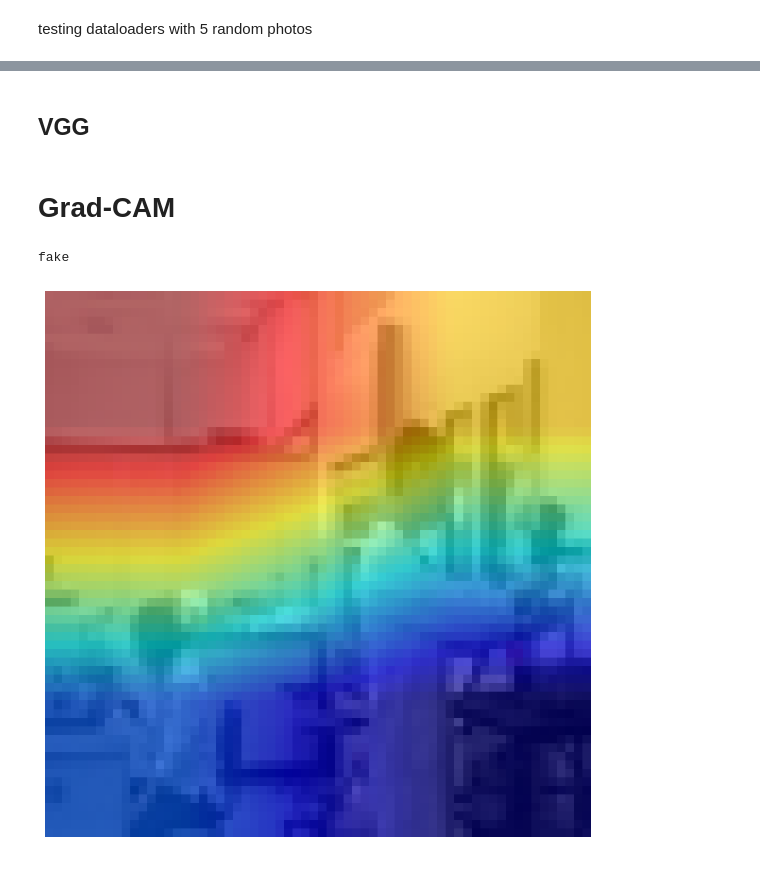
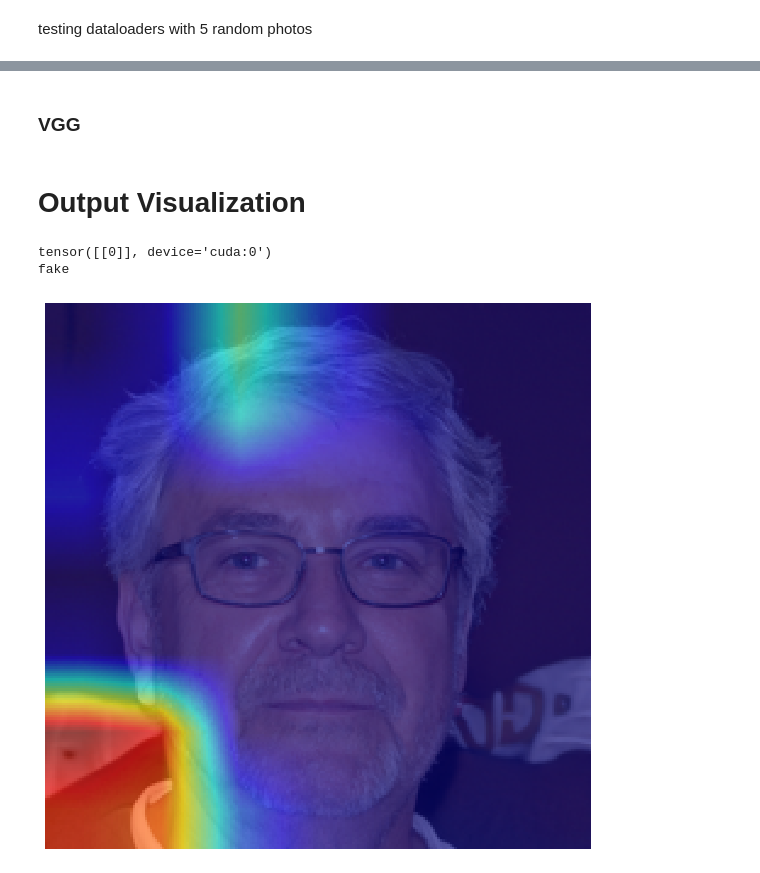
Before and after one commit to mistaluai/DeepSee, a Jupyter notebook: TrainingNotebooks/deepsee-training.ipynb, the cells around one changed output, grey strips where cells are left out. Saved outputs shown, nothing was run; the diff lists cells and outputs as text; code cells hidden in the pictures.

Commit message:
Kaggle Notebook | DeepSee | Dataset change/ more organisation to the notebook

```diff
--- a/TrainingNotebooks/deepsee-training.ipynb
+++ b/TrainingNotebooks/deepsee-training.ipynb
@@ -23,6 +23,6 @@ Define Directories
 # %%
-train_folder = "/kaggle/input/fake-or-real-dataset/train/"
-val_folder = "/kaggle/input/fake-or-real-dataset/test/"
+train_folder = "/kaggle/input/real-and-fake-image-create-by-ai/MyDataset/train"
+val_folder = "/kaggle/input/real-and-fake-image-create-by-ai/MyDataset/test"
 epochs = 100
 lr = 0.003
 # %% [markdown]
@@ -66,7 +100,7 @@ Testing samples: 4000
 testing dataloaders with 5 random photos
 # %%
 i = 0
-for images, labels in train_loader:  # Assuming train_loader gives a batch of images and labels
+for i, (images, labels) in enumerate(train_loader, 0):  # Assuming train_loader gives a batch of images and labels
     if i >= 5:
         break
 
@@ -75,7 +109,7 @@ for images, labels in train_loader:  # Assuming train_loader gives a batch of im
 
     # Display the image
     plt.imshow(image)
-    plt.title("real" if labels[0].item() == 1 else "fake")
+    plt.title("fake" if labels[0] == 0 else "real")
     plt.show()
 
     i += 1
@@ -88,5 +118,6 @@ for images, labels in train_loader:  # Assuming train_loader gives a batch of im
 # %%
 from tqdm import tqdm
+import gc
 # Training loop
 def train_model(model, criterion, optimizer, dataloaders, classification_layer,finetuning_lr,num_epochs=10):
     for epoch in range(num_epochs):
@@ -133,7 +164,6 @@ def train_model(model, criterion, optimizer, dataloaders, classification_layer,f
                 outputs = model(inputs)
                 preds = torch.sigmoid(outputs)
                 preds = (preds > 0.5).float()
-#                 print(preds)
                 loss = criterion(outputs, labels)
 
                 # Backward + optimize only if in training phase
@@ -150,6 +180,11 @@ def train_model(model, criterion, optimizer, dataloaders, classification_layer,f
 
             print(f'{phase} Loss: {epoch_loss:.4f} Acc: {epoch_acc:.4f}')
 
+            # Clear cache after each epoch
+            torch.cuda.empty_cache()
+            del inputs, labels
+            gc.collect()
+
         print()
 
     return model
@@ -302,5 +334,5 @@ save_model(model, "resnext50_32x4d", (epoch_loss, accuracy))
 # %% [markdown]
-## **VGG**
+### **VGG**
 # %%
 # Define the dataloaders
 dataloaders = {'train': train_loader, 'val': test_loader}
@@ -327,8 +359,8 @@ model = train_model(model, criterion, optimizer, dataloaders, model.classifier[6
 epoch_loss, accuracy, precision, recall, f1 = test_model(model, val_loader, criterion, device)
 
 save_model(model, "vgg16", (epoch_loss, accuracy))
-# %% [markdown]
-# **Grad-CAM**
+# %% [markdown]
+# **Output Visualization**
 # %%
 class GradCAM:
     def __init__(self, model, target_layer):
@@ -354,7 +386,7 @@ class GradCAM:
         weights = self.get_cam_weights()
         weighted_sum = (weights * features).sum(dim=1, keepdim=True)
         heatmap = weighted_sum.relu()
-        heatmap = F.interpolate(heatmap, size=(64, 64), mode='bilinear', align_corners=False)
+        heatmap = F.interpolate(heatmap, size=(224, 224), mode='bilinear', align_corners=False)
         heatmap = heatmap.squeeze().cpu().detach().numpy()
         heatmap = (heatmap - heatmap.min()) / (heatmap.max() - heatmap.min())
         return heatmap
@@ -363,7 +395,8 @@ class GradCAM:
         self.model.zero_grad()
         output = self.model(img_tensor)
         pred = (torch.sigmoid(output) > 0.5) * 1
-        print("fake" if pred == 1 else "real")
+        print(pred.data)
+        print("fake" if pred == 0 else "real")
         target = torch.zeros_like(output)
         target[0][target_class] = 1
         output.backward(gradient=target)
@@ -383,13 +416,8 @@ def overlay_heatmap(image, heatmap, alpha=0.6, colormap=cv2.COLORMAP_JET):
     return np.uint8(overlayed_image)
 
 def preprocess_image(img_path):
-    preprocess = transforms.Compose([
-        transforms.Resize((64, 64)),
-        transforms.ToTensor(),
-        transforms.Normalize(mean=[0.485, 0.456, 0.406], std=[0.229, 0.224, 0.225]),
-    ])
     img = Image.open(img_path)
-    img_tensor = preprocess(img).unsqueeze(0).to(device)
+    img_tensor = val_transform_resnet(img).unsqueeze(0).to(device)
     img_tensor.requires_grad = True
     return img_tensor, img
 
@@ -409,7 +437,7 @@ def generate_gradcam(model, target_layer, img_path):
     heatmap = grad_cam(img_tensor, target_class)
 
     # Superimpose heatmap on the original image
-    img_np = np.array(img.resize((64, 64)))
+    img_np = np.array(img.resize((224, 224)))
     overlayed_img = overlay_heatmap(img_np, heatmap)
 
     # Display the image
@@ -418,11 +446,12 @@ def generate_gradcam(model, target_layer, img_path):
     plt.axis('off')
     plt.show()
 # %%
-model = load_model("/kaggle/working/ResNet-18___Date_Time_2024_07_19__07_45_13___Loss_0___Accuracy_0.pth_entire")
-target_layer = model.layer4[-1].conv2
-img_path = '/kaggle/input/fake-or-real-dataset/test/images/test_00148.png'
+model = load_model("ResNet-50___Date_Time_2024_07_21__02_33_27___Loss_0___Accuracy_0.pth_entire")
+target_layer = model.layer4[-1].conv3
+img_path = '/kaggle/input/real-and-fake-image-create-by-ai/MyDataset/test/fake/20220902_153100_1a1a1616b7844c50bbbbc8a9638f2e35.png'
 
 generate_gradcam(model, target_layer, img_path)
 # %% [output]
+tensor([[0]], device='cuda:0')
 fake
-[figure, old version]
+[figure, new version]
```
Also changed, not shown: parts of 18 cells of this notebook.
